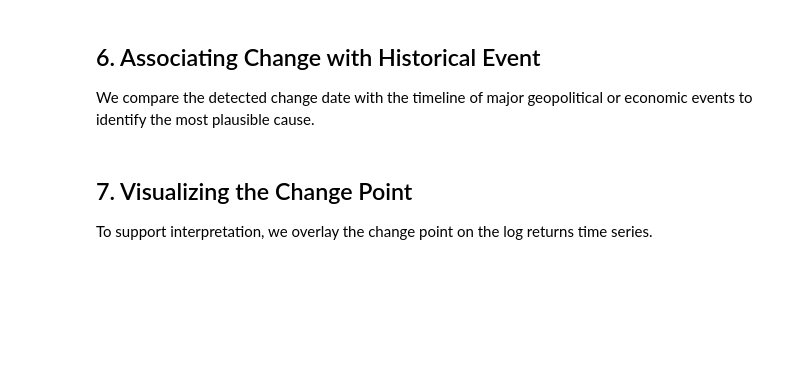
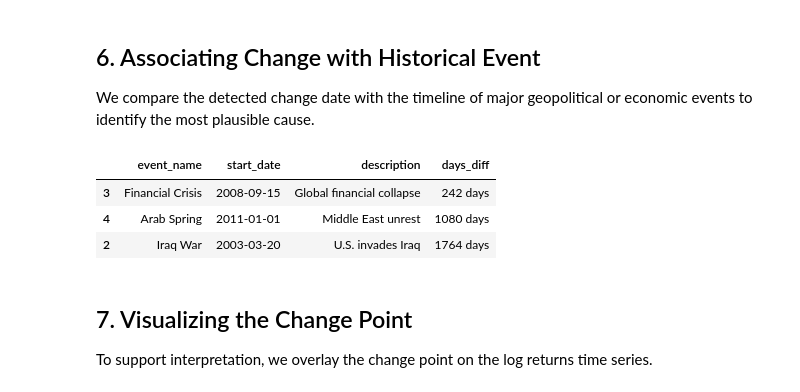
Before and after one commit to BetselotYitagesu/brent_oil_change_point_analysis, a Jupyter notebook: notebooks/02_change_point_model.ipynb, the cells around one changed output. Cells and saved outputs as stored; diff of their text form; code cells hidden in the pictures; blank space fills up the shorter version.

Commit message:
Update: change poin modelling nad ReadMe File

```diff
--- a/notebooks/02_change_point_model.ipynb
+++ b/notebooks/02_change_point_model.ipynb
@@ -77,9 +126,14 @@ print(f"Change magnitude: {((mu_2_mean - mu_1_mean) / abs(mu_1_mean)) * 100:.2f}
 
 We compare the detected change date with the timeline of major geopolitical or economic events to identify the most plausible cause.
 # %%
-events = pd.read_csv("data/key_events.csv", parse_dates=["start_date"])
+events = pd.read_csv("../data/key_events.csv", parse_dates=["start_date"])
 events['days_diff'] = abs(events['start_date'] - change_date)
 events.sort_values("days_diff").head(3)
+# %% [output]
+|  | event_name | start_date | description | days_diff |
+| 3 | Financial Crisis | 2008-09-15 | Global financial collapse | 242 days |
+| 4 | Arab Spring | 2011-01-01 | Middle East unrest | 1080 days |
+| 2 | Iraq War | 2003-03-20 | U.S. invades Iraq | 1764 days |
 # %% [markdown]
 ## 7. Visualizing the Change Point
 
```
Also changed, not shown: parts of 7 cells of this notebook, 1 other file.
